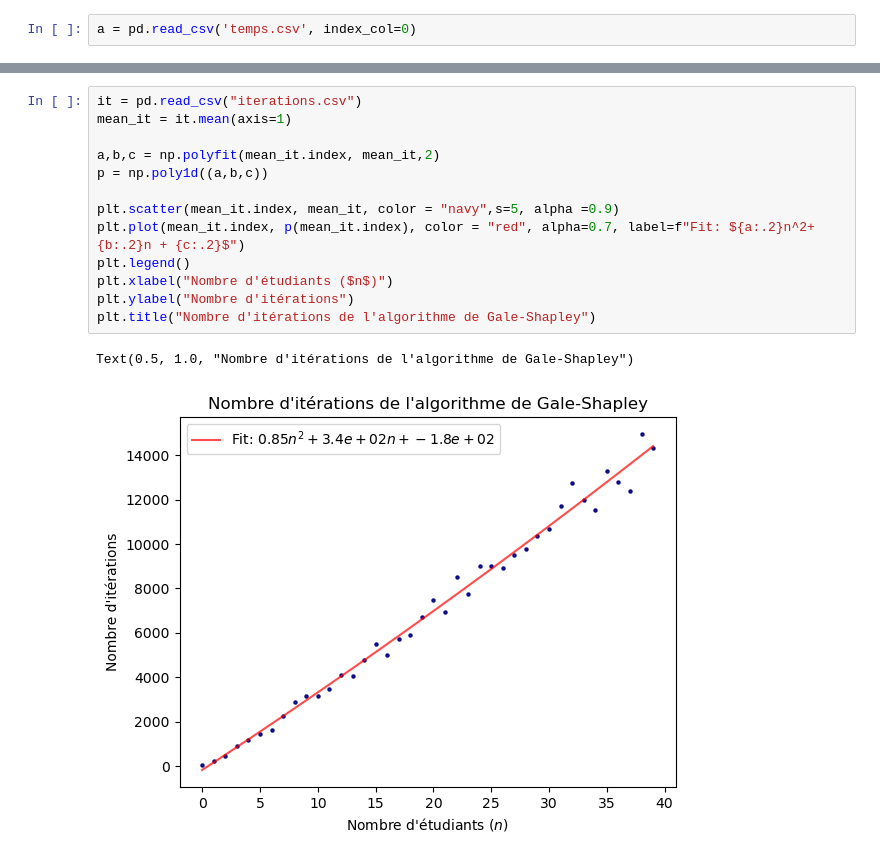
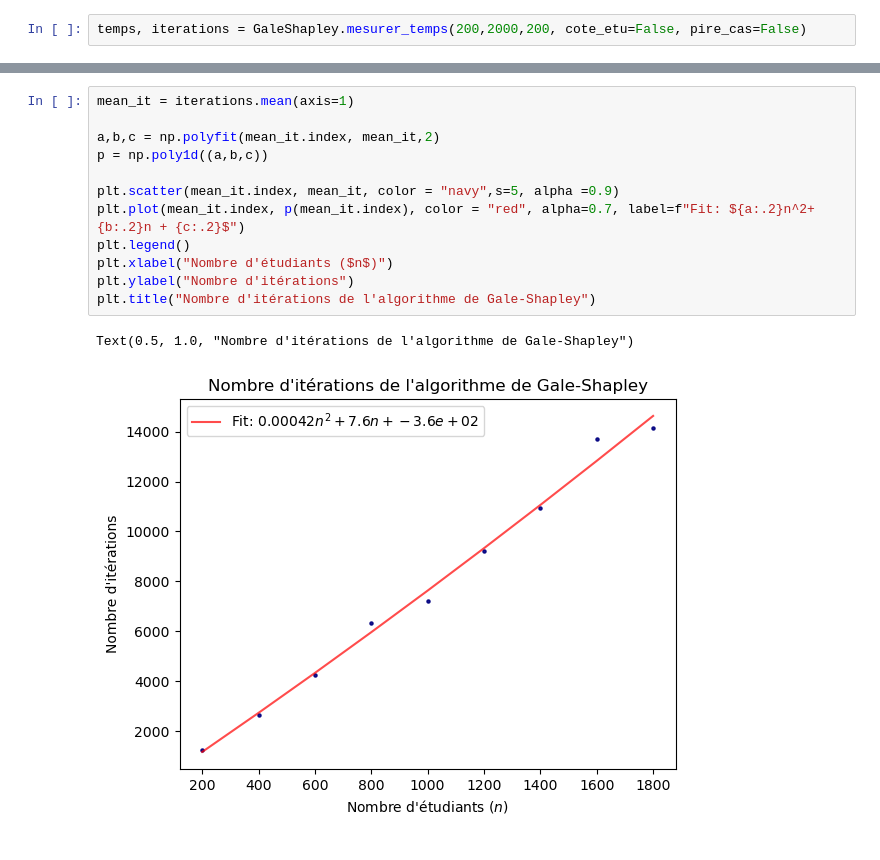
Before and after one commit to AlexG3157/MariagesStables, a Jupyter notebook: Graphes.ipynb, the cells around one changed output, grey strips where cells are left out. Drawn from its saved outputs; the diff is of its cells as text.

Commit message:
Rapport galey shapley

```diff
--- a/Graphes.ipynb
+++ b/Graphes.ipynb
@@ -5,3 +6,3 @@ import numpy as np
 # %%
-a = pd.read_csv('temps.csv', index_col=0)
+temps, iterations = GaleShapley.mesurer_temps(200,2000,200, cote_etu=False, pire_cas=False)
 # %%
@@ -22,16 +23,15 @@ Text(0.5, 1.0, "Temps d'exécution de l'algorithme de Gale-Shapley")
 # %%
-it = pd.read_csv("iterations.csv")
-mean_it = it.mean(axis=1)
+mean_it = iterations.mean(axis=1)
 
 a,b,c = np.polyfit(mean_it.index, mean_it,2)
 p = np.poly1d((a,b,c))
 
 plt.scatter(mean_it.index, mean_it, color = "navy",s=5, alpha =0.9)
 plt.plot(mean_it.index, p(mean_it.index), color = "red", alpha=0.7, label=f"Fit: ${a:.2}n^2+{b:.2}n + {c:.2}$")
 plt.legend()
 plt.xlabel("Nombre d'étudiants ($n$)")
 plt.ylabel("Nombre d'itérations")
 plt.title("Nombre d'itérations de l'algorithme de Gale-Shapley")
 # %% [output]
 Text(0.5, 1.0, "Nombre d'itérations de l'algorithme de Gale-Shapley")
-[figure, old version]
+[figure, new version]
```
Also changed, not shown: parts of 4 cells of this notebook, 16 other files.
